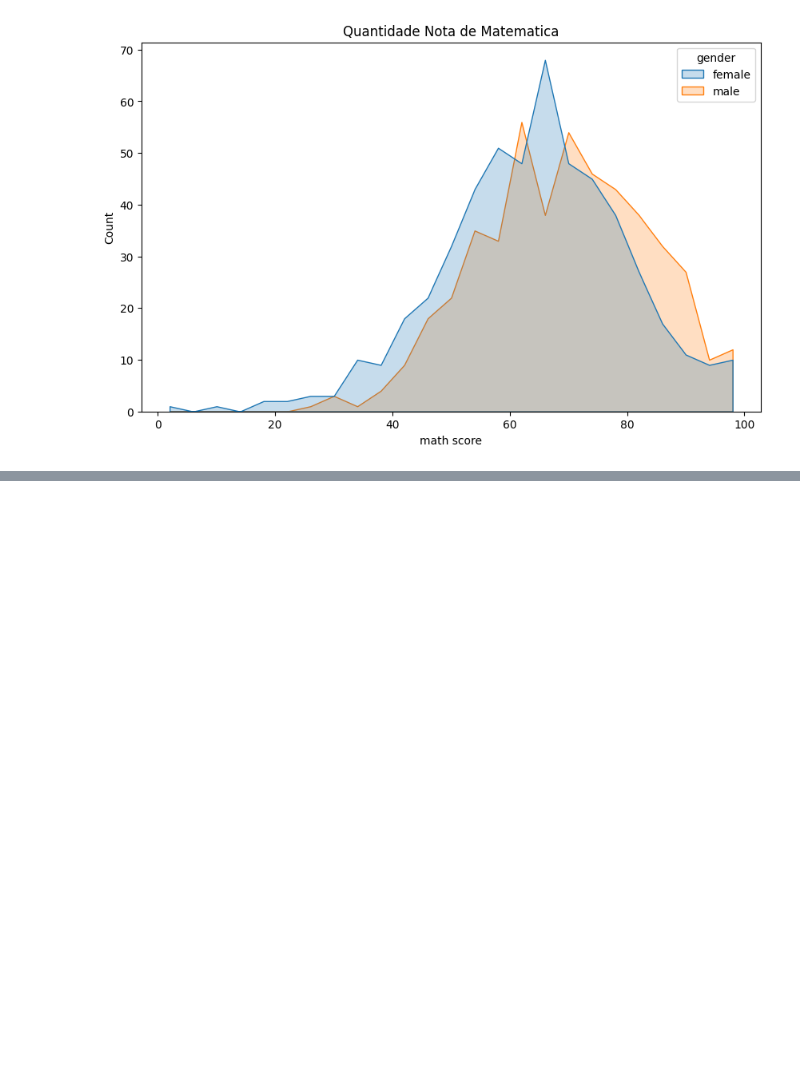
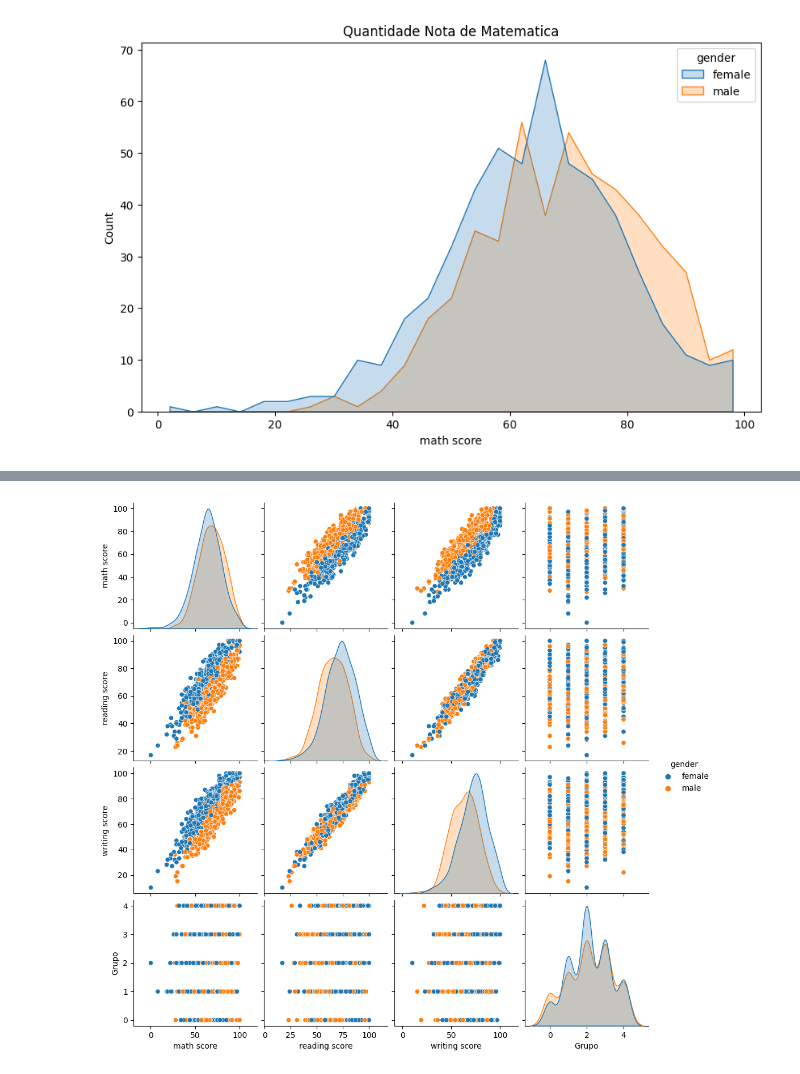
Before and after one commit to GingerLeh/SeabornPython, a Jupyter notebook: seaboarn.ipynb, the cells around one changed output, grey strips where cells are left out. Cells and saved outputs as stored; diff of their text form; code cells hidden in the pictures; blank space fills up the shorter version.

```diff
--- a/seaboarn.ipynb
+++ b/seaboarn.ipynb
@@ -496,0 +506,5 @@ sns.histplot( data=Base_Dados, x='math score', hue='gender', element='poly' );
+# %%
+# Grid
+sns.pairplot( Base_Dados, hue='gender' );
+# %% [output]
+[figure, added]
```
Also changed, not shown: parts of 13 cells of this notebook.
